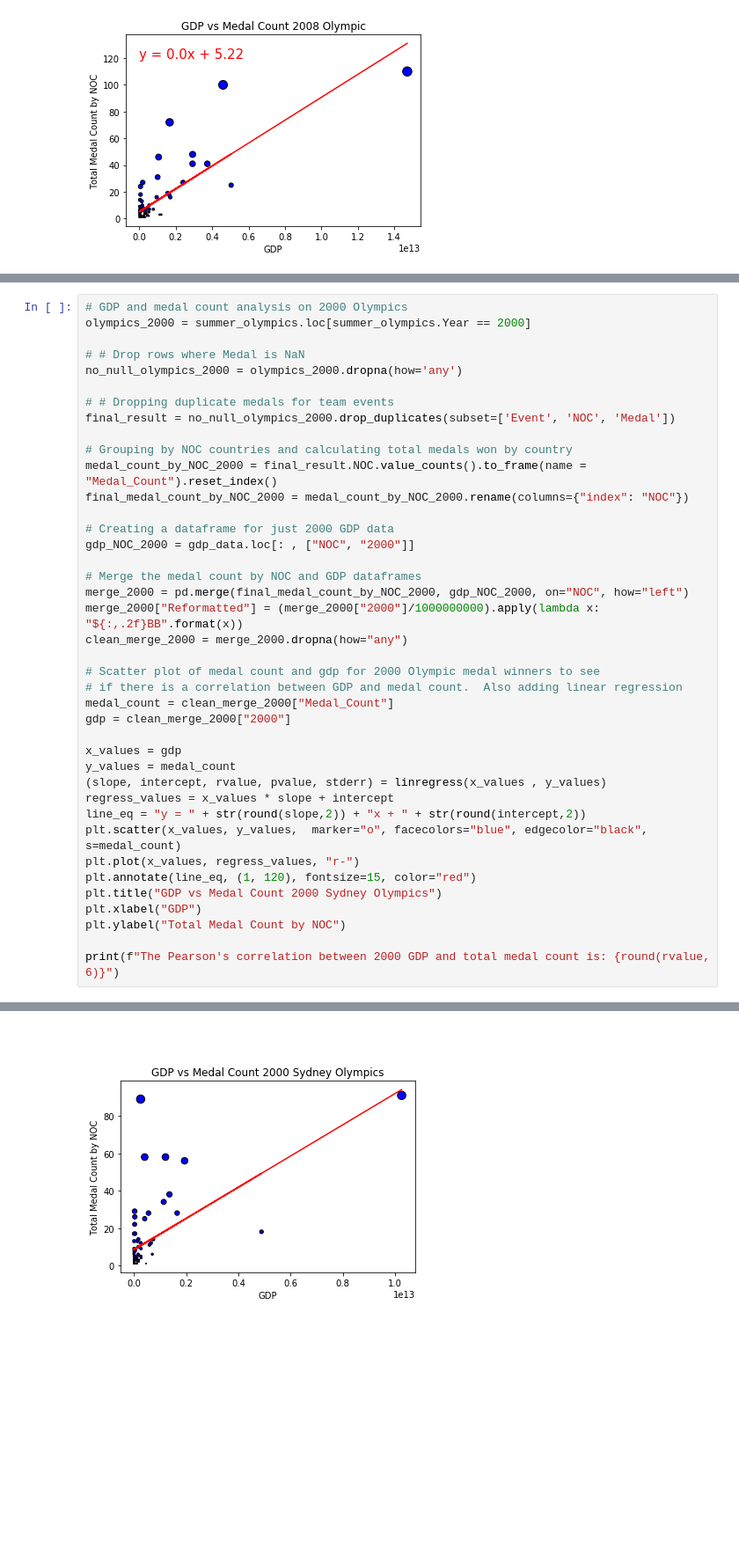
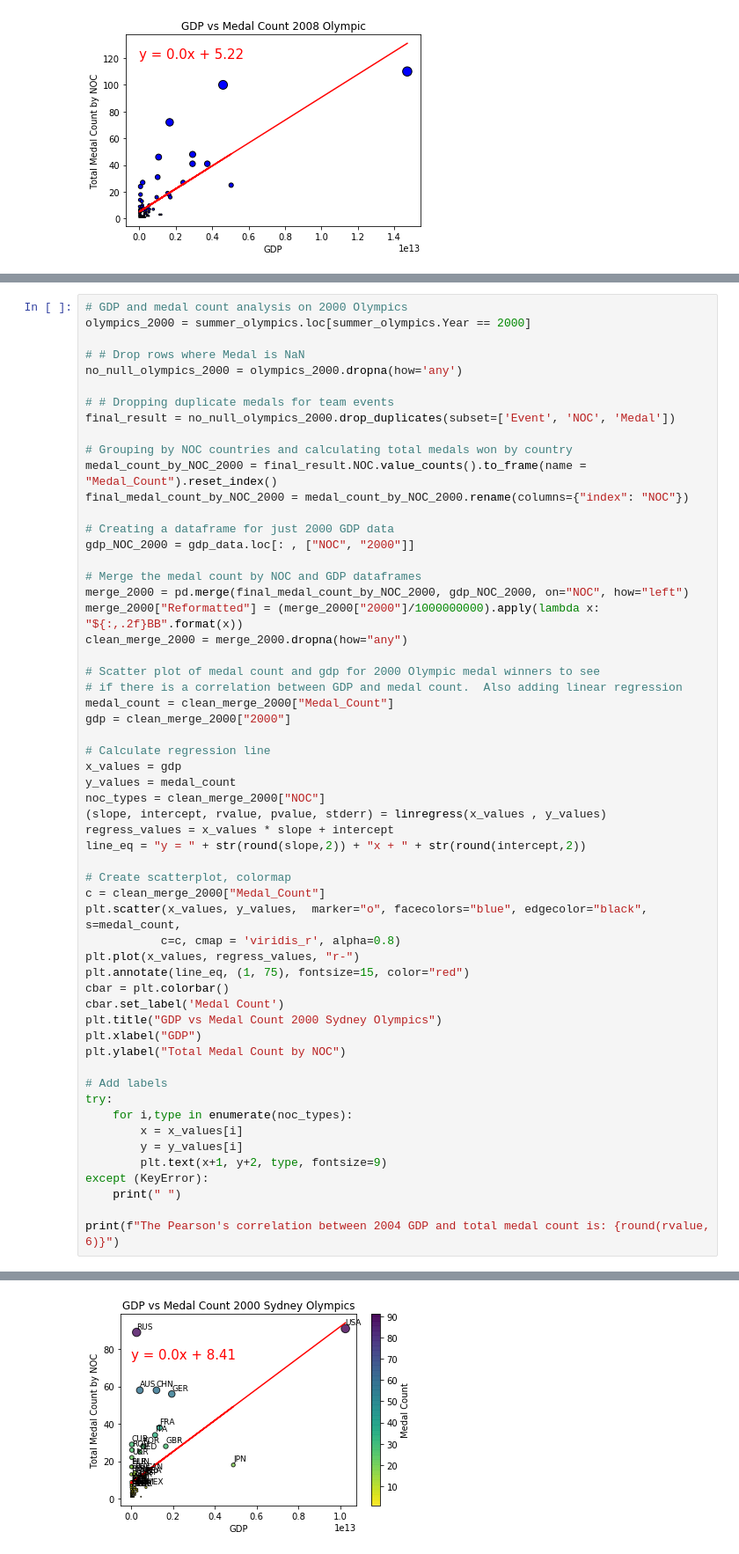
Before and after one commit to tysorensen/project1-group1, a Jupyter notebook: olympic_data_angie.ipynb, the cells around one changed output, grey strips where cells are left out. Shown at 88% size. Drawn from its saved outputs; the diff is of its cells as text; blank space fills up the shorter version.

Commit message:
Testing colormap and labels for 2000 olympic data

```diff
--- a/olympic_data_angie.ipynb
+++ b/olympic_data_angie.ipynb
@@ -298,17 +267,34 @@ clean_merge_2000 = merge_2000.dropna(how="any")
 medal_count = clean_merge_2000["Medal_Count"]
 gdp = clean_merge_2000["2000"]
 
+# Calculate regression line
 x_values = gdp
 y_values = medal_count
+noc_types = clean_merge_2000["NOC"]
 (slope, intercept, rvalue, pvalue, stderr) = linregress(x_values , y_values)
 regress_values = x_values * slope + intercept
 line_eq = "y = " + str(round(slope,2)) + "x + " + str(round(intercept,2))
-plt.scatter(x_values, y_values,  marker="o", facecolors="blue", edgecolor="black", s=medal_count)
+
+# Create scatterplot, colormap
+c = clean_merge_2000["Medal_Count"]
+plt.scatter(x_values, y_values,  marker="o", facecolors="blue", edgecolor="black", s=medal_count,
+           c=c, cmap = 'viridis_r', alpha=0.8)
 plt.plot(x_values, regress_values, "r-")
-plt.annotate(line_eq, (1, 120), fontsize=15, color="red")
+plt.annotate(line_eq, (1, 75), fontsize=15, color="red")
+cbar = plt.colorbar()
+cbar.set_label('Medal Count')
 plt.title("GDP vs Medal Count 2000 Sydney Olympics")
 plt.xlabel("GDP")
 plt.ylabel("Total Medal Count by NOC")
 
-print(f"The Pearson's correlation between 2000 GDP and total medal count is: {round(rvalue, 6)}")
+# Add labels
+try:
+    for i,type in enumerate(noc_types):
+        x = x_values[i]
+        y = y_values[i]
+        plt.text(x+1, y+2, type, fontsize=9)
+except (KeyError):
+    print(" ")
+
+print(f"The Pearson's correlation between 2004 GDP and total medal count is: {round(rvalue, 6)}")
 # %% [output]
@@ -316 +302 @@ The Pearson's correlation between 2000 GDP and total medal count is: 0.603137
-[figure, old version]
+[figure, new version]
```
Also changed, not shown: parts of 9 cells of this notebook, 1 other file.
